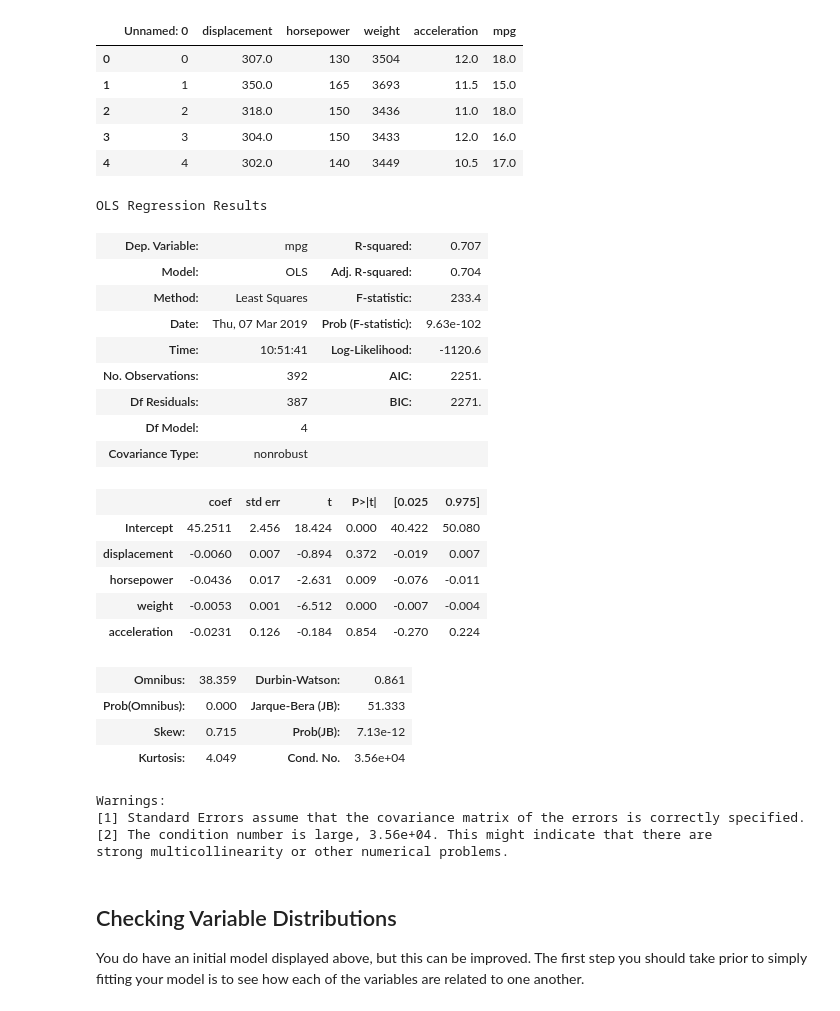
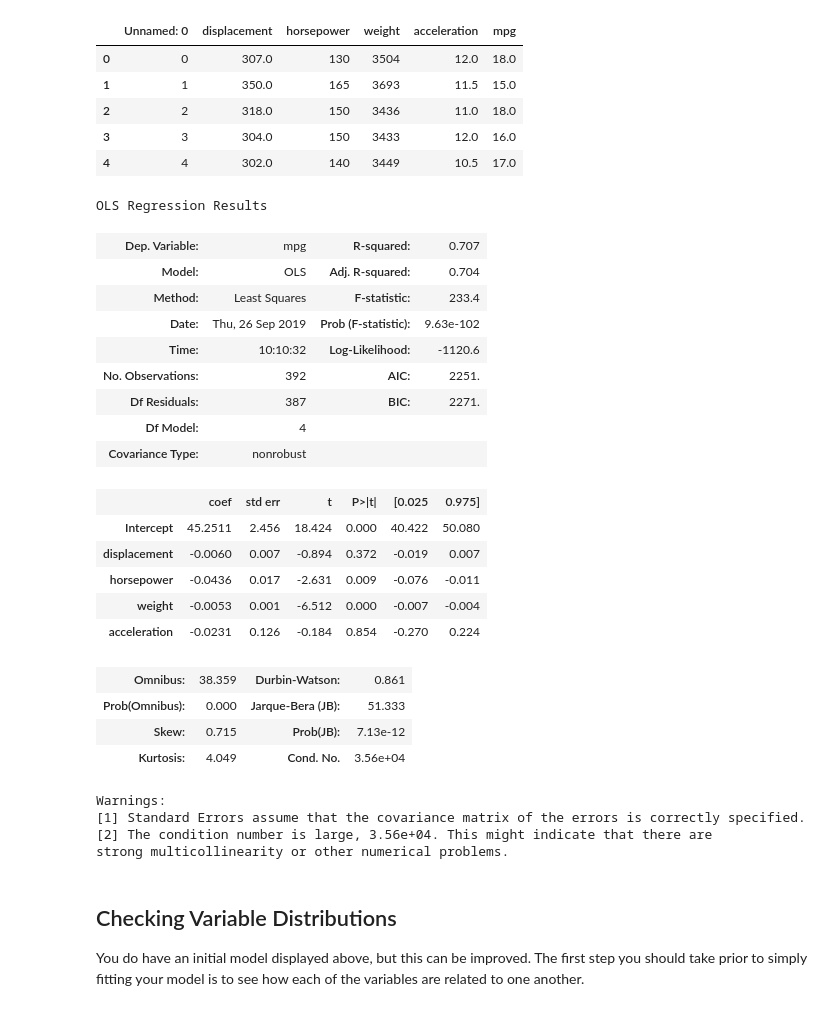
Before and after one commit to learn-co-curriculum/dsc-normality-assumption, a Jupyter notebook: index.ipynb, the cells around one changed output. Saved outputs shown, nothing was run; the diff lists cells and outputs as text; code cells hidden in the pictures.

```diff
--- a/index.ipynb
+++ b/index.ipynb
@@ -41,19 +41,18 @@ data.head()
 from statsmodels.formula.api import ols
 # %%
 outcome = 'mpg'
-x_cols = ['displacement', 'horsepower', 'weight',
-       'acceleration']
+x_cols = ['displacement', 'horsepower', 'weight', 'acceleration']
 predictors = '+'.join(x_cols)
 formula = outcome + "~" + predictors
 model = ols(formula=formula, data=data).fit()
 model.summary()
 # %% [output]
 OLS Regression Results
 | Dep. Variable: | mpg | R-squared: | 0.707 |
 | Model: | OLS | Adj. R-squared: | 0.704 |
 | Method: | Least Squares | F-statistic: | 233.4 |
-| Date: | Thu, 07 Mar 2019 | Prob (F-statistic): | 9.63e-102 |
-| Time: | 10:51:41 | Log-Likelihood: | -1120.6 |
+| Date: | Thu, 26 Sep 2019 | Prob (F-statistic): | 9.63e-102 |
+| Time: | 10:10:32 | Log-Likelihood: | -1120.6 |
 | No. Observations: | 392 | AIC: | 2251. |
 | Df Residuals: | 387 | BIC: | 2271. |
 | Df Model: | 4 |  |  |
```
Also changed, not shown: parts of 6 cells of this notebook.
